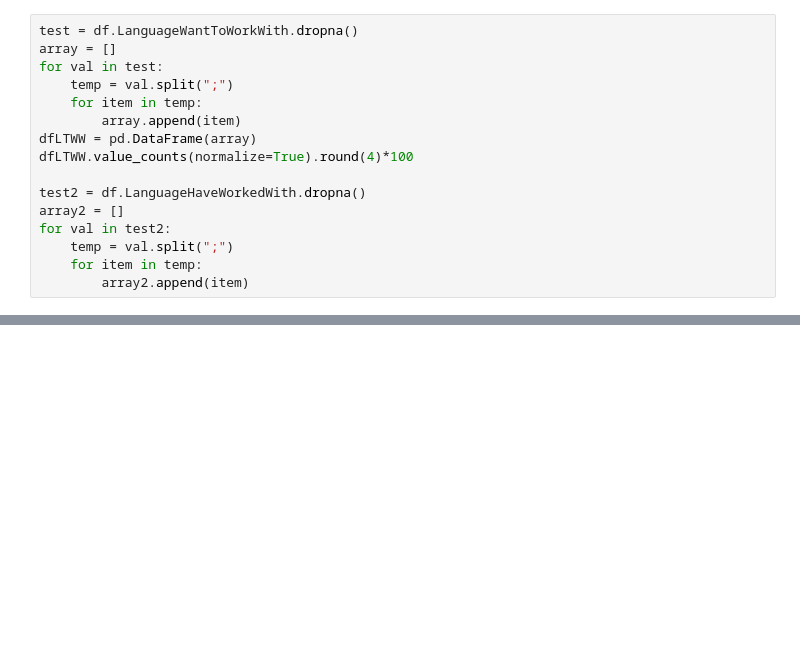
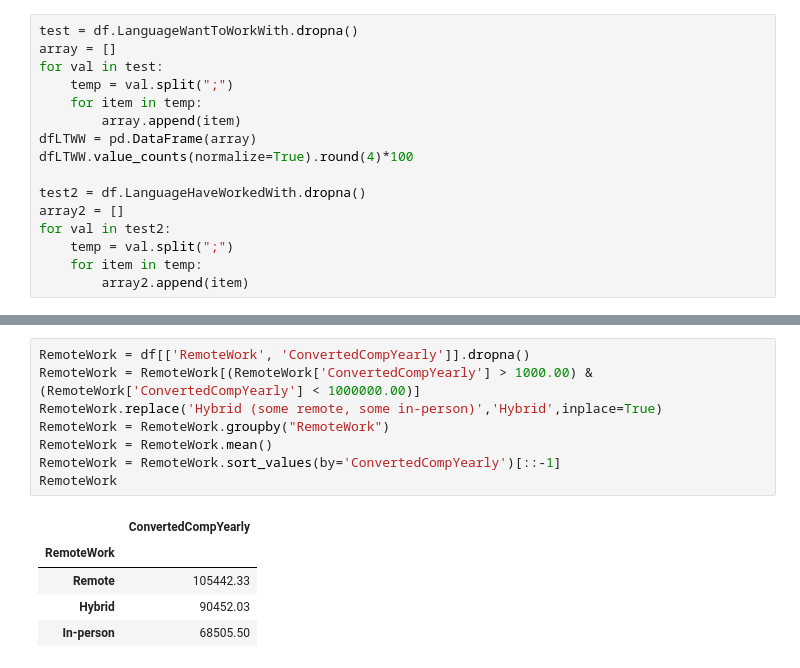
Before and after one commit to lLeonerde/Stackoverflow-survey, a Jupyter notebook: jupyter.ipynb, the cells around one changed output, grey strips where cells are left out. Cells and saved outputs as stored; diff of their text form; blank space fills up the shorter version.

```diff
--- a/jupyter.ipynb
+++ b/jupyter.ipynb
@@ -96,0 +135,14 @@ plt.show()
+# %%
+RemoteWork = df[['RemoteWork', 'ConvertedCompYearly']].dropna()
+RemoteWork = RemoteWork[(RemoteWork['ConvertedCompYearly'] > 1000.00) & (RemoteWork['ConvertedCompYearly'] < 1000000.00)]
+RemoteWork.replace('Hybrid (some remote, some in-person)','Hybrid',inplace=True)
+RemoteWork = RemoteWork.groupby("RemoteWork")
+RemoteWork = RemoteWork.mean()
+RemoteWork = RemoteWork.sort_values(by='ConvertedCompYearly')[::-1]
+RemoteWork
+# %% [output]
+|  | ConvertedCompYearly |
+| RemoteWork |  |
+| Remote | 105442.33 |
+| Hybrid | 90452.03 |
+| In-person | 68505.50 |
```
Also changed, not shown: parts of 4 cells of this notebook.
